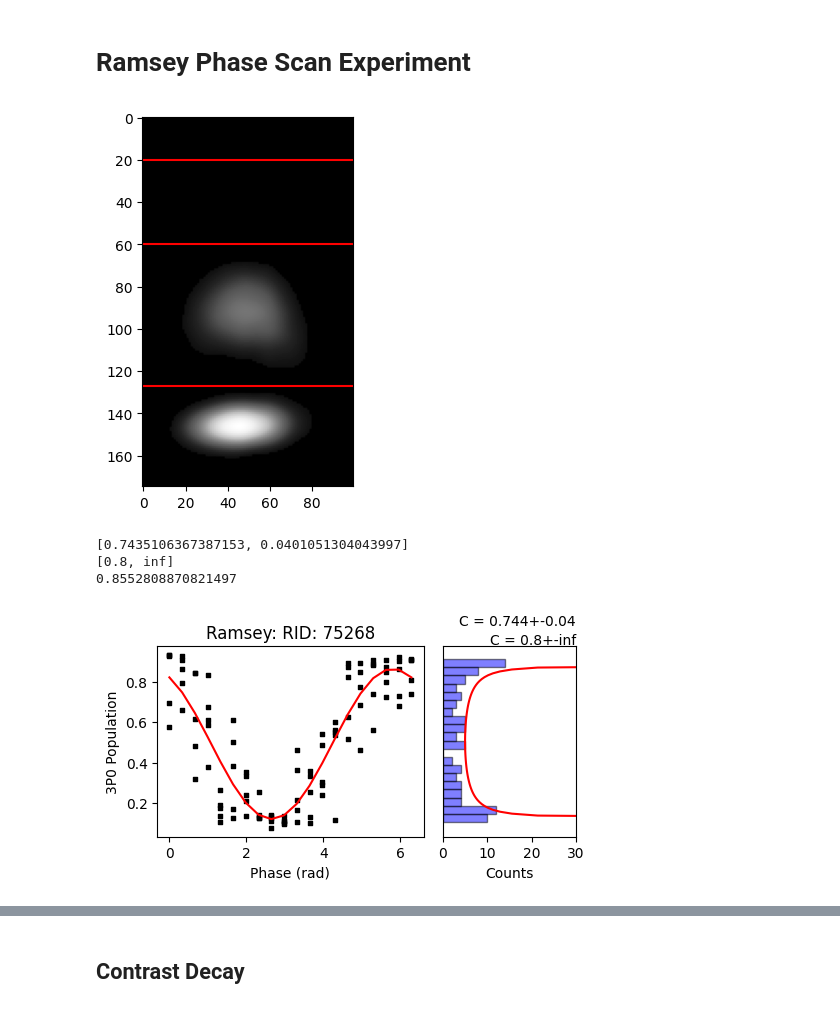
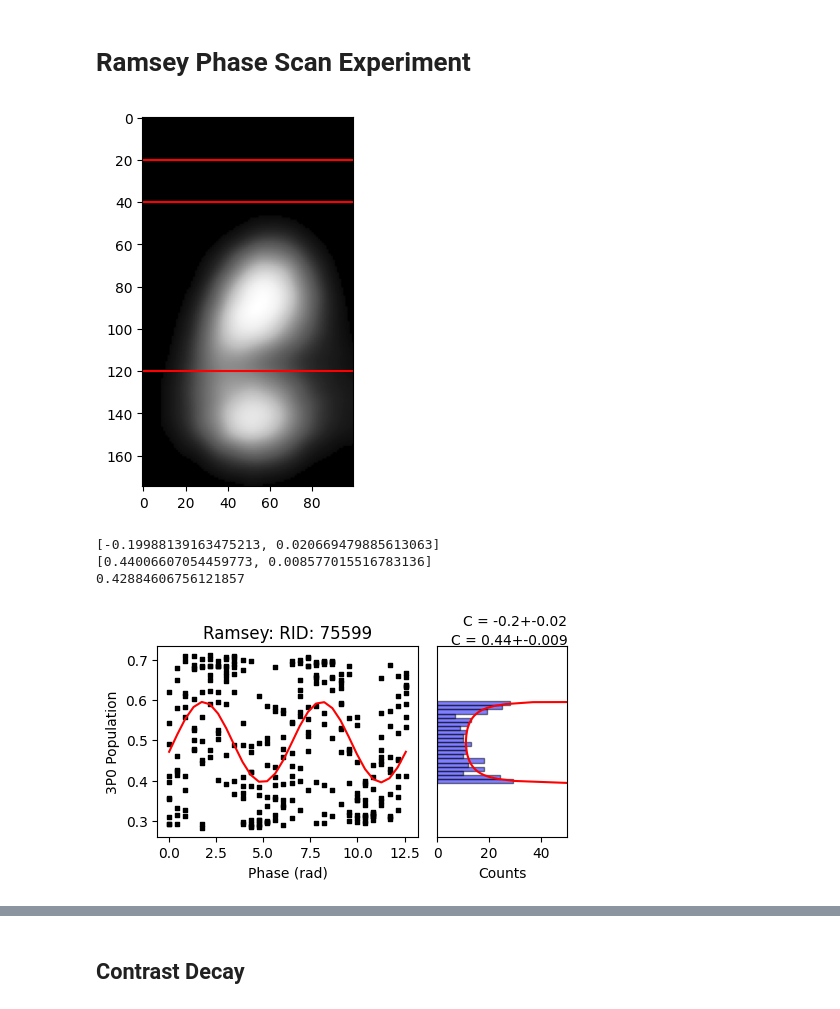
Before and after one commit to ejporterSU/ThreePhotonSimulations, a Jupyter notebook: ramsey_contrast.ipynb, the cells around one changed output, grey strips where cells are left out. Saved outputs shown, nothing was run; the diff lists cells and outputs as text; code cells hidden in the pictures.

```diff
--- a/ramsey_contrast.ipynb
+++ b/ramsey_contrast.ipynb
@@ -31,26 +31,26 @@ def gausFit(x, A, s):
 # %%
 # extract and process images
 
 direc = "C:/Users/ggpan/OneDrive - Stanford/Research/manuscripts/DFSequentialPaper/ThreePhotonSimulations/Data/"
-RID = 75268
+RID = 75599
 
 exp = ExpViewer(RID, dir=direc)
 ims = np.array(exp.images)
 
 #plt.imshow(exp.images[5])  # check that image looks good
 #plt.show()
 
 ims = ims[:,100:275, 50:150]
 threshold = 20
 ims = np.where(ims > threshold, ims, 0)
 
-bins = (20, 60, 127,280)
+bins = (20, 40, 120,280)
 for val in bins:
     plt.axhline(val, color='red')
-plt.imshow(1-ims[2],cmap='Greys')  # check that processed image looks good
+plt.imshow(1-ims[20],cmap='Greys')  # check that processed image looks good
 plt.show()
 # %% [output]
-[figure, old version]
+[figure, new version]
 # %%
 x1 = [np.sum(ims[i,bins[1]:bins[2],:])/np.sum(ims[i,bins[1]:bins[3],:]) for i in range(len(ims))]
 x2 = [np.sum(ims[i,bins[2]:bins[3],:])/np.sum(ims[i,bins[1]:bins[3],:]) for i in range(len(ims))]
@@ -87,7 +87,7 @@ popt1,pcov1 = curve_fit(batman,bins,counts, p0=[5,0.5, 0.8], maxfev=20000)
 ax2.plot(batman(np.linspace(0,1,100),*popt1),np.linspace(0,1,100), color='red' )
 print([popt1[-1],np.sqrt(np.diag(pcov1))[-1]])
 ax2.set_ylim(0,1)
-ax2.set_xlim(0,30)
+ax2.set_xlim(0,50)
 
 # Label the histogram
 ax2.set_xlabel('Counts')
@@ -102,7 +102,7 @@ print(max(x2)-min(x2))
 plt.tight_layout()
 plt.show()
 # %% [output]
-[0.7435106367387153, 0.0401051304043997]
-[0.8, inf]
-0.8552808870821497
+[-0.19988139163475213, 0.020669479885613063]
+[0.44006607054459773, 0.008577015516783136]
+0.42884606756121857
-[figure, old version]
+[figure, new version]
```
Also changed, not shown: parts of 11 cells of this notebook, 16 other files.
